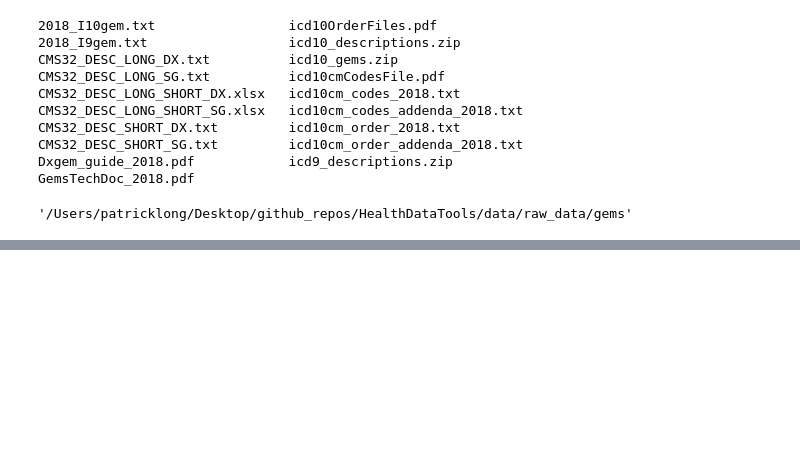
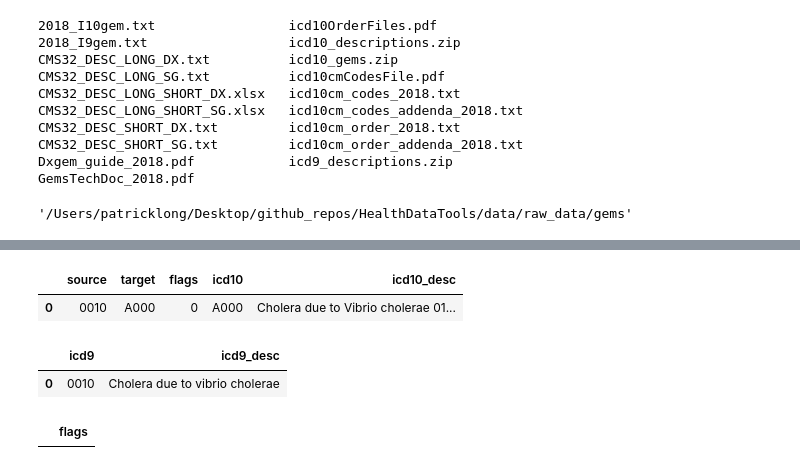
Before and after one commit to pkmklong/pyicd, a Jupyter notebook: src/Untitled.ipynb, the cells around one changed output, grey strips where cells are left out. Drawn from its saved outputs; the diff is of its cells as text; code cells hidden in the pictures; blank space fills up the shorter version.

```diff
--- a/src/Untitled.ipynb
+++ b/src/Untitled.ipynb
@@ -89,0 +103,19 @@ pwd
+# %%
+def icd9_to_icd10(icd_code: str):
+
+    lookup_table = pd.read_csv("icd9_gems_lookup.csv")
+
+
+    return lookup_table[lookup_table["source"] == icd_code]
+# %%
+v = icd9_to_icd10("0010")
+# %%
+v.head()
+# %% [output]
+|  | source | target | flags | icd10 | icd10_desc |
+| 0 | 0010 | A000 | 0 | A000 | Cholera due to Vibrio cholerae 01... |
+# %%
+df[df["source"] == "0010"].loc[:,["icd9","icd9_desc"]]
+# %% [output]
+|  | icd9 | icd9_desc |
+| 0 | 0010 | Cholera due to vibrio cholerae |
@@ -89,0 +124,4 @@ pwd
+# %%
+v
+# %% [output]
+|  | flags |
```
Also changed, not shown: parts of 11 cells of this notebook, 7 other files.
